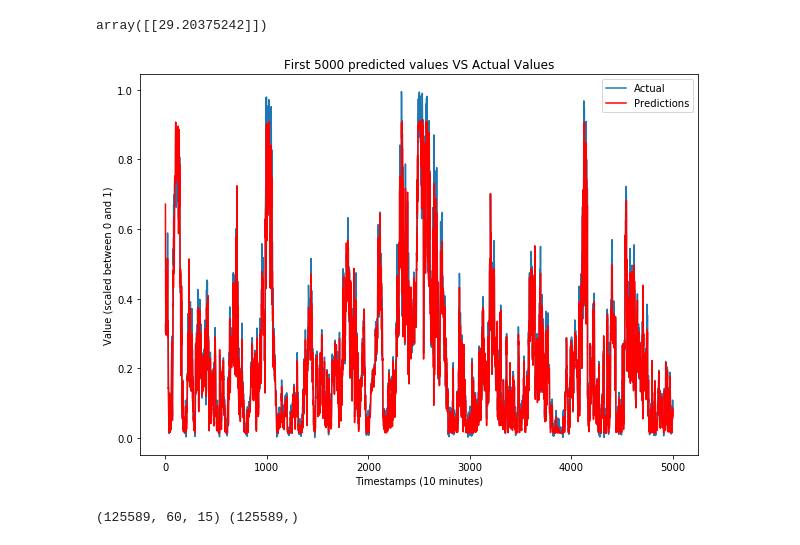
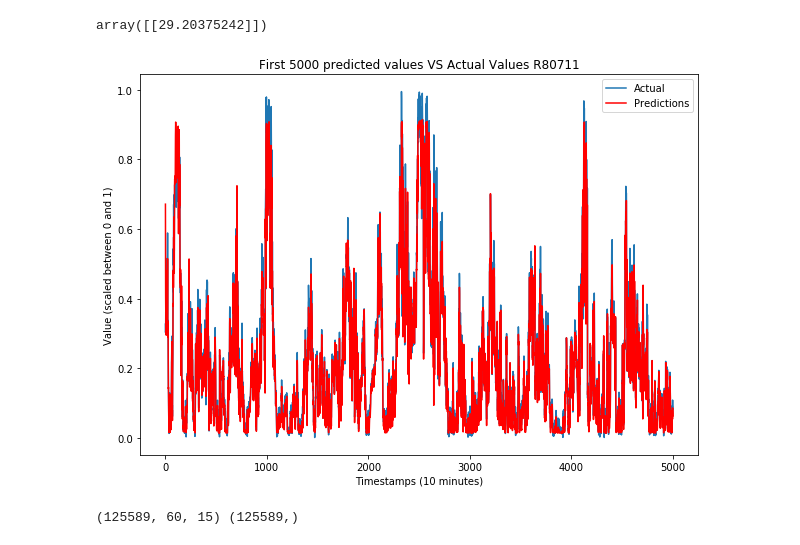
Before and after one commit to Jamiesmackay/Masters_Project, a Jupyter notebook: Code unedited/Project/Neural_Network_testing.ipynb, the cells around one changed output. Saved outputs shown, nothing was run; the diff lists cells and outputs as text; code cells hidden in the pictures.

```diff
--- a/Code unedited/Project/Neural_Network_testing.ipynb
+++ b/Code unedited/Project/Neural_Network_testing.ipynb
@@ -943,14 +955,14 @@ array([[29.20375242]])
 # %%
 plt.figure(figsize = (10,7))
 plt.plot(y_Test_R80711[0:5000], label = 'Actual')
 plt.plot(ypred_R80711[0:5000], color='red', label = 'Predictions')
-plt.title('First 5000 predicted values VS Actual Values')
+plt.title('First 5000 predicted values VS Actual Values R80711')
 plt.legend(loc='best')
 plt.xlabel('Timestamps (10 minutes)')
 plt.ylabel('Value (scaled between 0 and 1)')
 plt.show()
 # %% [output]
-[figure, old version]
+[figure, new version]
 # %%
 # R80721
 # multivariate data preparation
```
Also changed, not shown: parts of 6 cells of this notebook.
